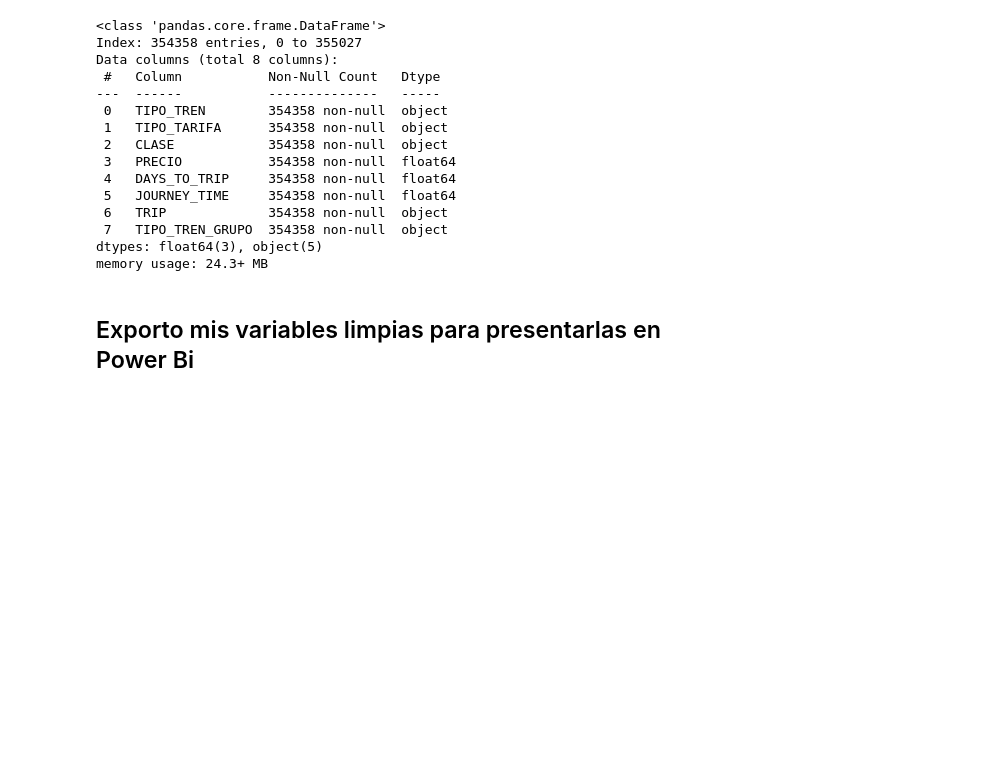
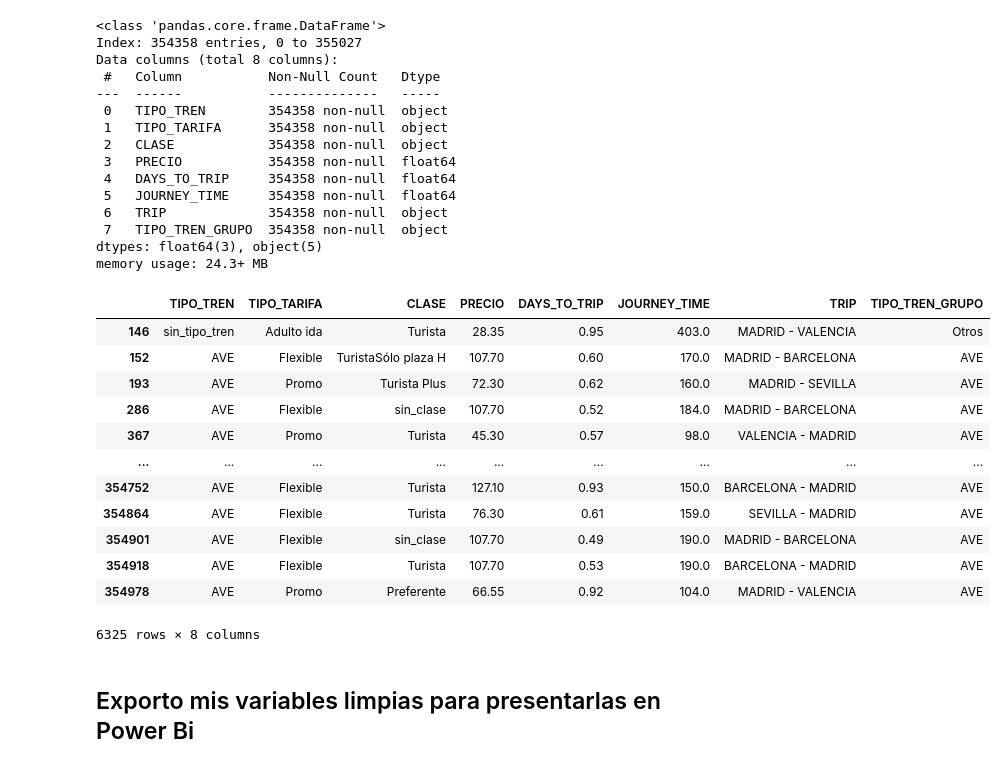
Before and after one commit to haroldavis/Data-renfe, a Jupyter notebook: renfe.ipynb, the cells around one changed output. Saved outputs shown, nothing was run; the diff lists cells and outputs as text; code cells hidden in the pictures; blank space fills up the shorter version.

```diff
--- a/renfe.ipynb
+++ b/renfe.ipynb
@@ -527,6 +518,22 @@ Data columns (total 8 columns):
  7   TIPO_TREN_GRUPO  354358 non-null  object
 dtypes: float64(3), object(5)
 memory usage: 24.3+ MB
+# %%
+renfe7[renfe7['DAYS_TO_TRIP']<1]
+# %% [output]
+|  | TIPO_TREN | TIPO_TARIFA | CLASE | PRECIO | DAYS_TO_TRIP | JOURNEY_TIME | TRIP | TIPO_TREN_GRUPO |
+| 146 | sin_tipo_tren | Adulto ida | Turista | 28.35 | 0.95 | 403.0 | MADRID - VALENCIA | Otros |
+| 152 | AVE | Flexible | TuristaSólo plaza H | 107.70 | 0.60 | 170.0 | MADRID - BARCELONA | AVE |
+| 193 | AVE | Promo | Turista Plus | 72.30 | 0.62 | 160.0 | MADRID - SEVILLA | AVE |
+| 286 | AVE | Flexible | sin_clase | 107.70 | 0.52 | 184.0 | MADRID - BARCELONA | AVE |
+| 367 | AVE | Promo | Turista | 45.30 | 0.57 | 98.0 | VALENCIA - MADRID | AVE |
+| ... | ... | ... | ... | ... | ... | ... | ... | ... |
+| 354752 | AVE | Flexible | Turista | 127.10 | 0.93 | 150.0 | BARCELONA - MADRID | AVE |
+| 354864 | AVE | Flexible | Turista | 76.30 | 0.61 | 159.0 | SEVILLA - MADRID | AVE |
+| 354901 | AVE | Flexible | sin_clase | 107.70 | 0.49 | 190.0 | MADRID - BARCELONA | AVE |
+| 354918 | AVE | Flexible | Turista | 107.70 | 0.53 | 190.0 | BARCELONA - MADRID | AVE |
+| 354978 | AVE | Promo | Preferente | 66.55 | 0.92 | 104.0 | MADRID - VALENCIA | AVE |
+6325 rows × 8 columns
 # %% [markdown]
 ## Exporto mis variables limpias para presentarlas en Power Bi
 # %%
```
Also changed, not shown: parts of 1 cell of this notebook.
